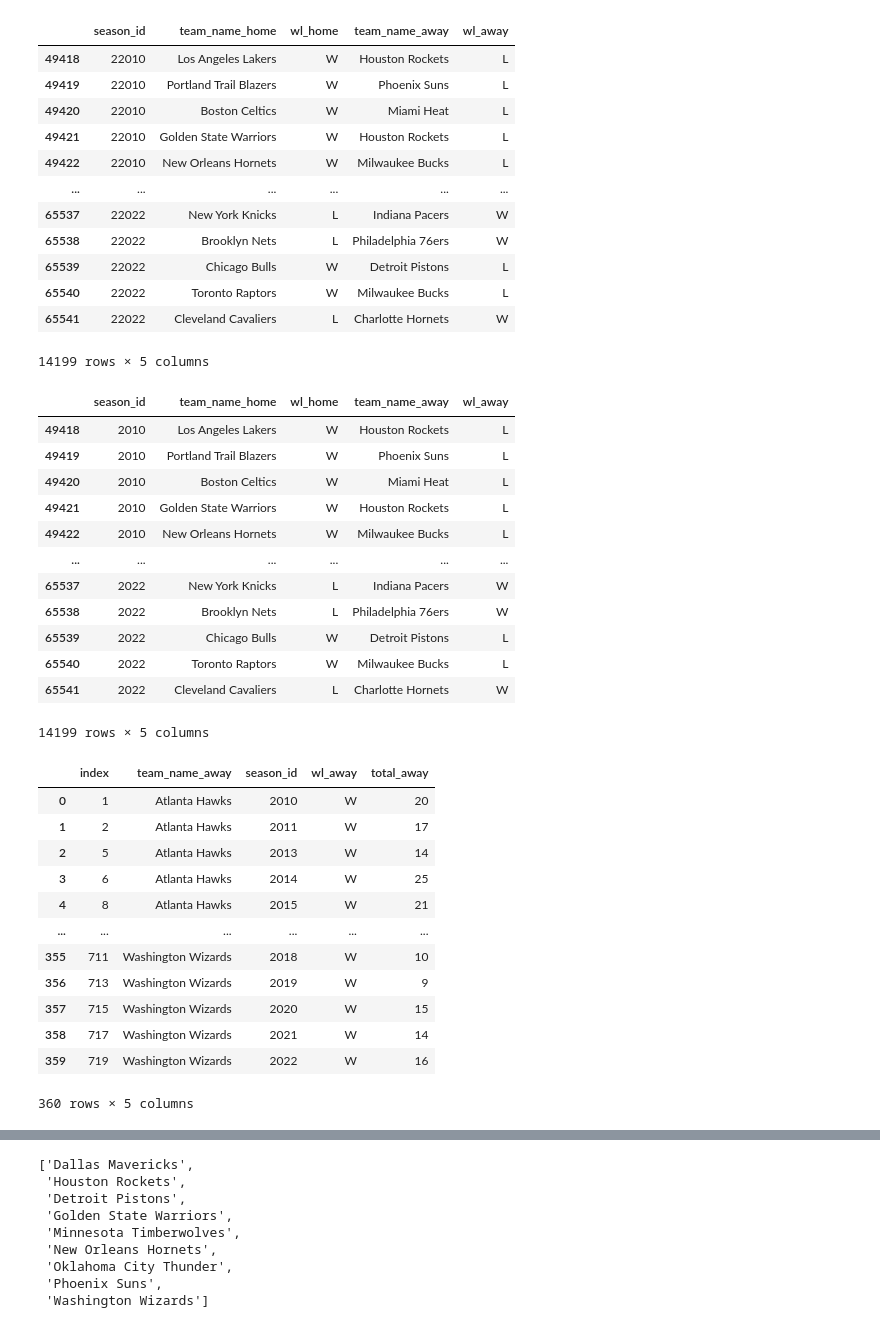
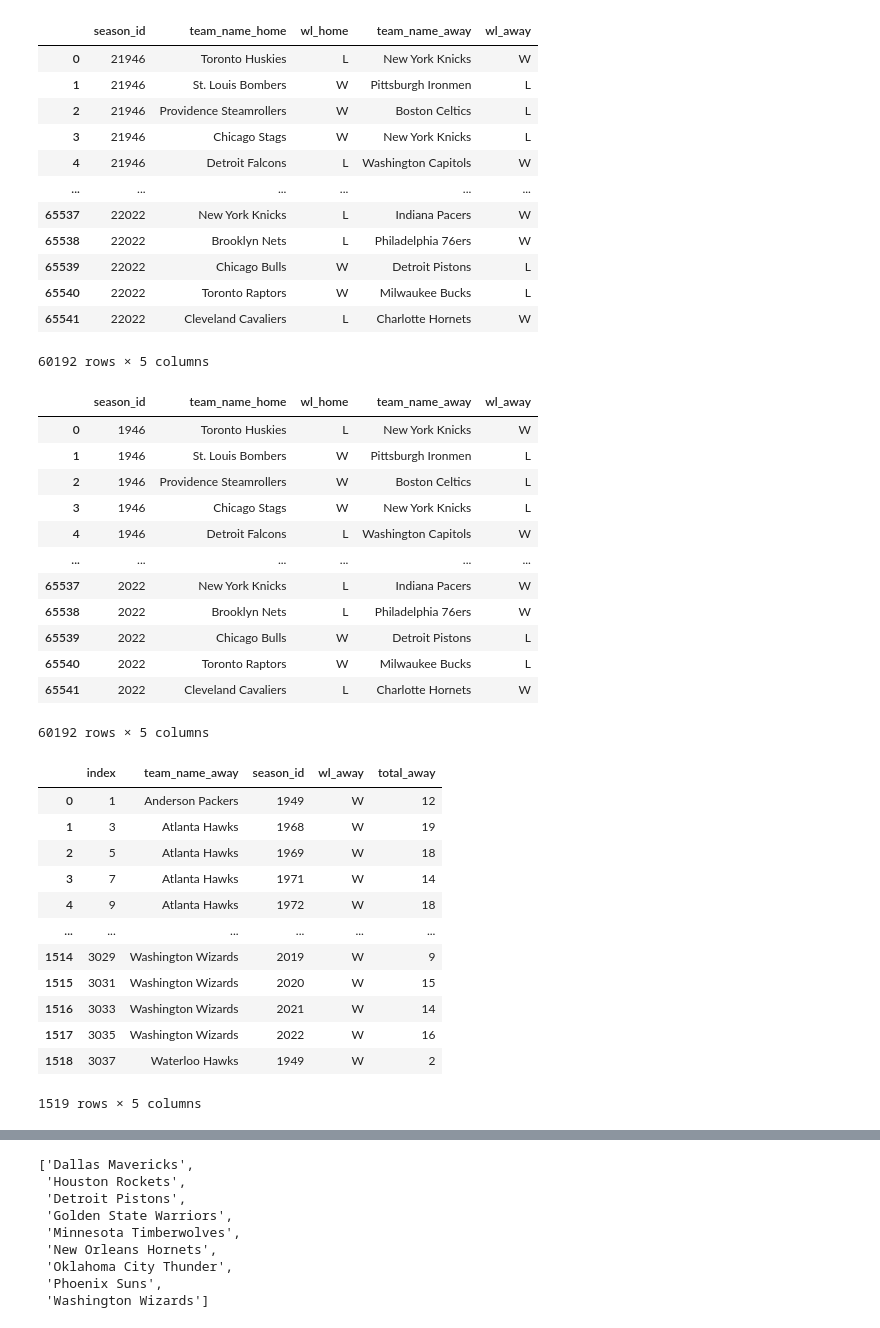
Before and after one commit to hugolo4/demodayJEDHA, a Jupyter notebook: code_propre.ipynb, the cells around one changed output, grey strips where cells are left out. Drawn from its saved outputs; the diff is of its cells as text; code cells hidden in the pictures.

```diff
--- a/code_propre.ipynb
+++ b/code_propre.ipynb
@@ -4,26 +4,26 @@ import pandas as pd
 # %%
 df_game = pd.read_csv('game.csv')
 # on garde que la "Regular Season"
 df_game = df_game[df_game['season_type'].isin(['Regular Season'])]
 # on garde que les années supérieures à 2010
-df_game= df_game[df_game['season_id'] >= 22010]
+df_game= df_game[df_game['season_id'] >= 21946]
 # on garde que les colonnes suivantes : 'season_id', 'team_name_home', 'wl_home', 'team_name_away', 'wl_away'
 df_game = df_game.loc[:,['season_id', 'team_name_home', 'wl_home', 'team_name_away', 'wl_away']]
 df_game
 # %% [output]
 |  | season_id | team_name_home | wl_home | team_name_away | wl_away |
-| 49418 | 22010 | Los Angeles Lakers | W | Houston Rockets | L |
-| 49419 | 22010 | Portland Trail Blazers | W | Phoenix Suns | L |
-| 49420 | 22010 | Boston Celtics | W | Miami Heat | L |
-| 49421 | 22010 | Golden State Warriors | W | Houston Rockets | L |
-| 49422 | 22010 | New Orleans Hornets | W | Milwaukee Bucks | L |
+| 0 | 21946 | Toronto Huskies | L | New York Knicks | W |
+| 1 | 21946 | St. Louis Bombers | W | Pittsburgh Ironmen | L |
+| 2 | 21946 | Providence Steamrollers | W | Boston Celtics | L |
+| 3 | 21946 | Chicago Stags | W | New York Knicks | L |
+| 4 | 21946 | Detroit Falcons | L | Washington Capitols | W |
 | ... | ... | ... | ... | ... | ... |
 | 65537 | 22022 | New York Knicks | L | Indiana Pacers | W |
 | 65538 | 22022 | Brooklyn Nets | L | Philadelphia 76ers | W |
 | 65539 | 22022 | Chicago Bulls | W | Detroit Pistons | L |
 | 65540 | 22022 | Toronto Raptors | W | Milwaukee Bucks | L |
 | 65541 | 22022 | Cleveland Cavaliers | L | Charlotte Hornets | W |
-14199 rows × 5 columns
+60192 rows × 5 columns
 # %%
 # conversion de season_id en année
 def supprimer_premier_2(valeur):
@@ -35,18 +35,18 @@ df_game['season_id'] = pd.to_datetime(df_game['season_id'], format='%Y').dt.year
 df_game
 # %% [output]
 |  | season_id | team_name_home | wl_home | team_name_away | wl_away |
-| 49418 | 2010 | Los Angeles Lakers | W | Houston Rockets | L |
-| 49419 | 2010 | Portland Trail Blazers | W | Phoenix Suns | L |
-| 49420 | 2010 | Boston Celtics | W | Miami Heat | L |
-| 49421 | 2010 | Golden State Warriors | W | Houston Rockets | L |
-| 49422 | 2010 | New Orleans Hornets | W | Milwaukee Bucks | L |
+| 0 | 1946 | Toronto Huskies | L | New York Knicks | W |
+| 1 | 1946 | St. Louis Bombers | W | Pittsburgh Ironmen | L |
+| 2 | 1946 | Providence Steamrollers | W | Boston Celtics | L |
+| 3 | 1946 | Chicago Stags | W | New York Knicks | L |
+| 4 | 1946 | Detroit Falcons | L | Washington Capitols | W |
 | ... | ... | ... | ... | ... | ... |
 | 65537 | 2022 | New York Knicks | L | Indiana Pacers | W |
 | 65538 | 2022 | Brooklyn Nets | L | Philadelphia 76ers | W |
 | 65539 | 2022 | Chicago Bulls | W | Detroit Pistons | L |
 | 65540 | 2022 | Toronto Raptors | W | Milwaukee Bucks | L |
 | 65541 | 2022 | Cleveland Cavaliers | L | Charlotte Hornets | W |
-14199 rows × 5 columns
+60192 rows × 5 columns
 # %%
 # total des matchs 'away' gagnés par saison
 df_new_game_away = df_game.groupby(['team_name_away', 'season_id'])['wl_away'].value_counts().reset_index(name='total_away')
@@ -56,18 +56,18 @@ df_new_game_away = df_new_game_away.loc[df_new_game_away['wl_away'] == 'W'].rese
 df_new_game_away
 # %% [output]
 |  | index | team_name_away | season_id | wl_away | total_away |
-| 0 | 1 | Atlanta Hawks | 2010 | W | 20 |
-| 1 | 2 | Atlanta Hawks | 2011 | W | 17 |
-| 2 | 5 | Atlanta Hawks | 2013 | W | 14 |
-| 3 | 6 | Atlanta Hawks | 2014 | W | 25 |
-| 4 | 8 | Atlanta Hawks | 2015 | W | 21 |
+| 0 | 1 | Anderson Packers | 1949 | W | 12 |
+| 1 | 3 | Atlanta Hawks | 1968 | W | 19 |
+| 2 | 5 | Atlanta Hawks | 1969 | W | 18 |
+| 3 | 7 | Atlanta Hawks | 1971 | W | 14 |
+| 4 | 9 | Atlanta Hawks | 1972 | W | 18 |
 | ... | ... | ... | ... | ... | ... |
-| 355 | 711 | Washington Wizards | 2018 | W | 10 |
-| 356 | 713 | Washington Wizards | 2019 | W | 9 |
-| 357 | 715 | Washington Wizards | 2020 | W | 15 |
-| 358 | 717 | Washington Wizards | 2021 | W | 14 |
-| 359 | 719 | Washington Wizards | 2022 | W | 16 |
+| 1514 | 3029 | Washington Wizards | 2019 | W | 9 |
+| 1515 | 3031 | Washington Wizards | 2020 | W | 15 |
+| 1516 | 3033 | Washington Wizards | 2021 | W | 14 |
+| 1517 | 3035 | Washington Wizards | 2022 | W | 16 |
+| 1518 | 3037 | Waterloo Hawks | 1949 | W | 2 |
-360 rows × 5 columns
+1519 rows × 5 columns
 # %%
 # total des matchs 'home' gagnés par saison
 df_new_game_home = df_game.groupby(['team_name_home', 'season_id'])['wl_home'].value_counts().reset_index(name='total_home')
```
Also changed, not shown: parts of 14 cells of this notebook, 13 other files.
